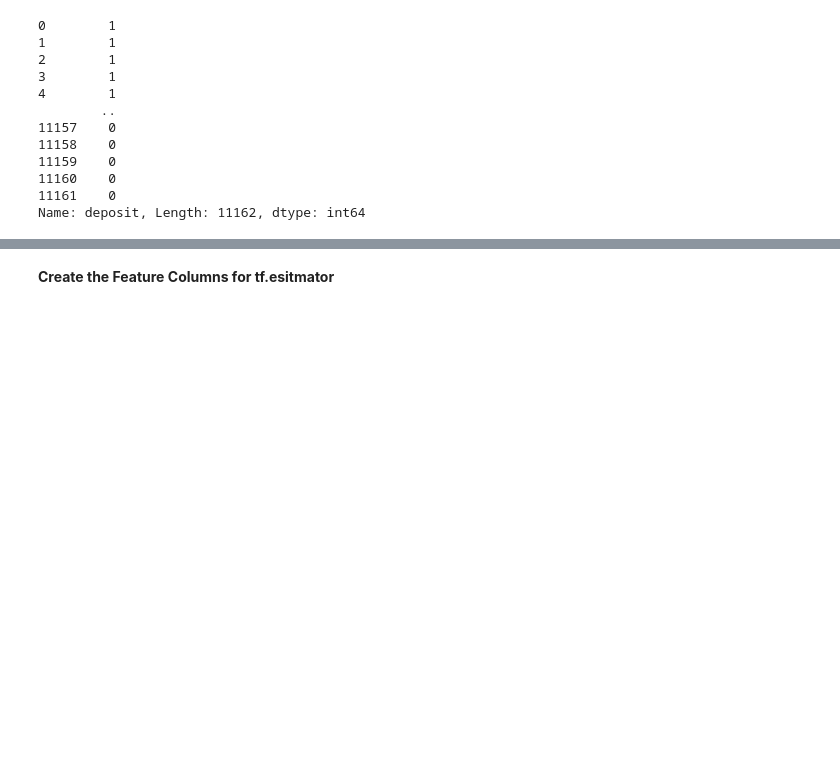
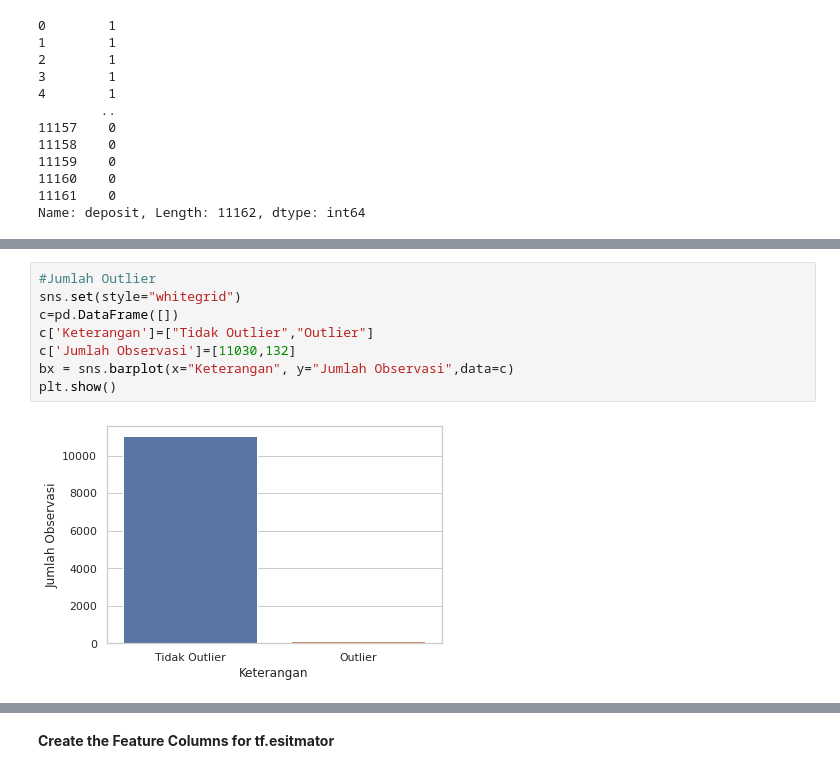
Before and after one commit to putricinto/Machine-Learning-Project---MLCC, a Jupyter notebook: Exercise1_Bank_Classification.ipynb, the cells around one changed output, grey strips where cells are left out. Drawn from its saved outputs; the diff is of its cells as text; blank space fills up the shorter version.

```diff
--- a/Exercise1_Bank_Classification.ipynb
+++ b/Exercise1_Bank_Classification.ipynb
@@ -50,0 +237,10 @@ Name: deposit, Length: 11162, dtype: int64
+# %%
+#Jumlah Outlier
+sns.set(style="whitegrid")
+c=pd.DataFrame([])
+c['Keterangan']=["Tidak Outlier","Outlier"]
+c['Jumlah Observasi']=[11030,132]
+bx = sns.barplot(x="Keterangan", y="Jumlah Observasi",data=c)
+plt.show()
+# %% [output]
+[figure, added]
```
Also changed, not shown: parts of 14 cells of this notebook.
